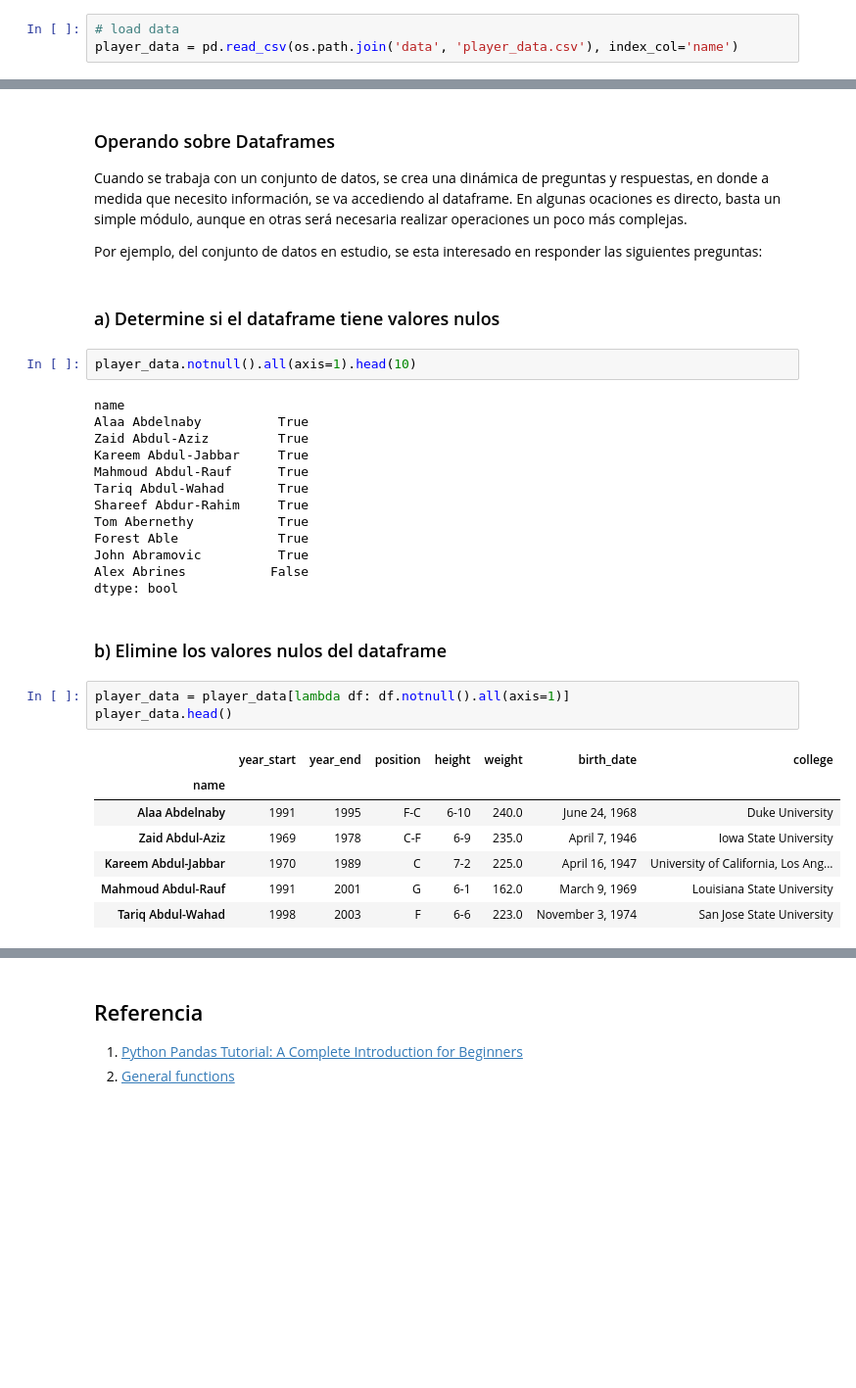
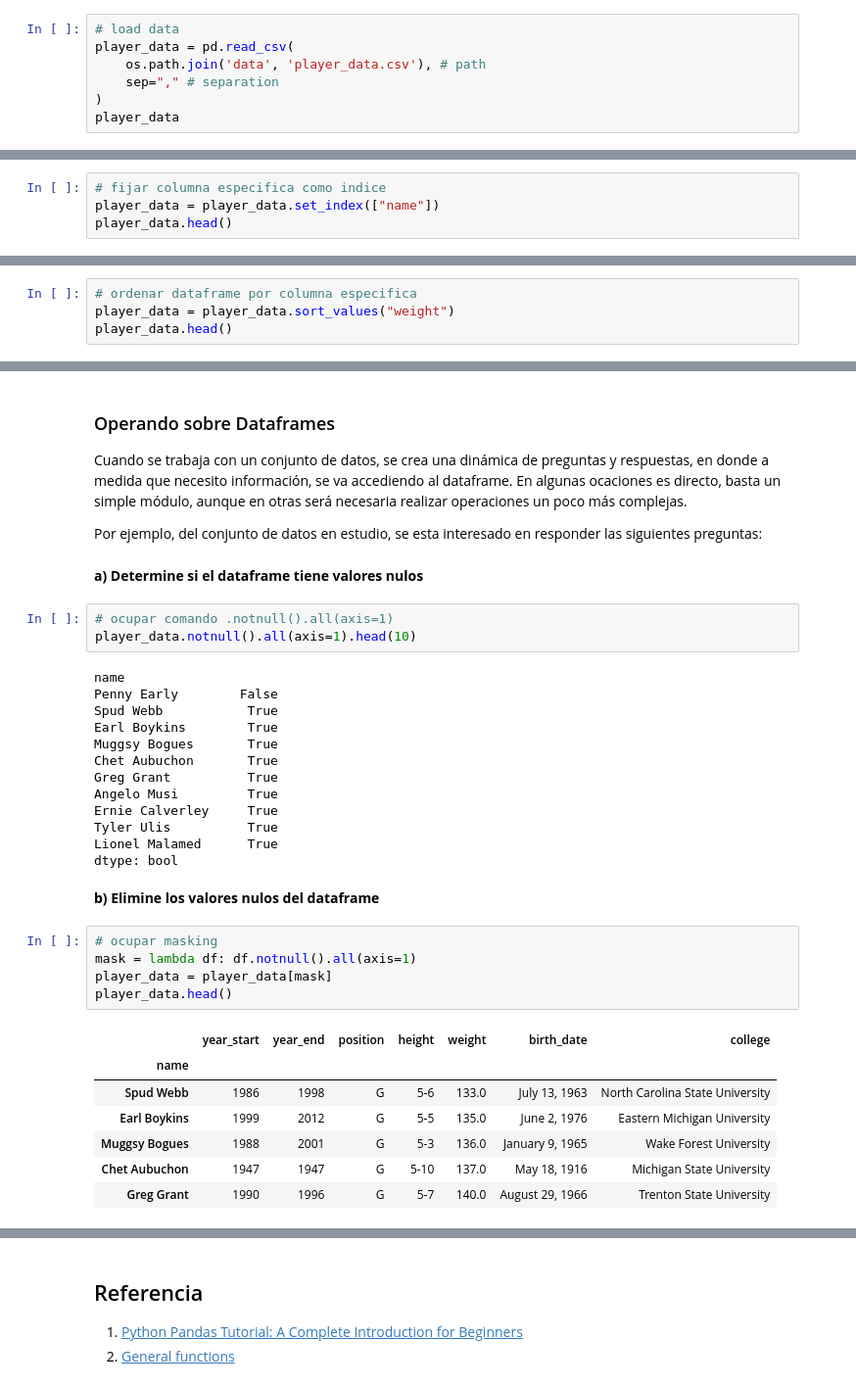
Before and after one commit to fralfaro/MAT281_2020, a Jupyter notebook: C1_data_analysis/03_pandas/03_pandas.ipynb, the cells around one changed output, grey strips where cells are left out. Shown at 98% size. Drawn from its saved outputs; the diff is of its cells as text; blank space fills up the shorter version.

```diff
--- a/C1_data_analysis/03_pandas/03_pandas.ipynb
+++ b/C1_data_analysis/03_pandas/03_pandas.ipynb
@@ -393,4 +473,8 @@ Para cada formato, existe un módulo para realizar la lectura de datos. En este
 <img src="images/nba_logo.jpg" width="360" height="240" align="center"/>
 # %%
 # load data
-player_data = pd.read_csv(os.path.join('data', 'player_data.csv'), index_col='name')
+player_data = pd.read_csv(
+    os.path.join('data', 'player_data.csv'), # path
+    sep="," # separation
+)
+player_data
@@ -471,0 +580,4 @@ Existen módulos de pandas que realizan resumen de la información que dispone e
+# %%
+# fijar columna especifica como indice
+player_data = player_data.set_index(["name"])
+player_data.head()
@@ -471,0 +592,4 @@ Existen módulos de pandas que realizan resumen de la información que dispone e
+# %%
+# ordenar dataframe por columna especifica
+player_data = player_data.sort_values("weight")
+player_data.head()
@@ -492,33 +624,36 @@ Cuando se trabaja con un conjunto de datos, se crea una dinámica de preguntas y
 
 Por ejemplo, del conjunto de datos en estudio, se esta interesado en responder las siguientes preguntas:
 # %% [markdown]
-### a) Determine si el dataframe tiene valores nulos
+**a) Determine si el dataframe tiene valores nulos**
 # %%
+# ocupar comando .notnull().all(axis=1)
 player_data.notnull().all(axis=1).head(10)
 # %% [output]
 name
-Alaa Abdelnaby          True
-Zaid Abdul-Aziz         True
-Kareem Abdul-Jabbar     True
-Mahmoud Abdul-Rauf      True
-Tariq Abdul-Wahad       True
-Shareef Abdur-Rahim     True
-Tom Abernethy           True
-Forest Able             True
-John Abramovic          True
-Alex Abrines           False
+Penny Early        False
+Spud Webb           True
+Earl Boykins        True
+Muggsy Bogues       True
+Chet Aubuchon       True
+Greg Grant          True
+Angelo Musi         True
+Ernie Calverley     True
+Tyler Ulis          True
+Lionel Malamed      True
 dtype: bool
 # %% [markdown]
-### b) Elimine los valores nulos del dataframe
+**b) Elimine los valores nulos del dataframe**
 # %%
-player_data = player_data[lambda df: df.notnull().all(axis=1)]
+# ocupar masking
+mask = lambda df: df.notnull().all(axis=1)
+player_data = player_data[mask]
 player_data.head()
 # %% [output]
 |  | year_start | year_end | position | height | weight | birth_date | college |
 | name |  |  |  |  |  |  |  |
-| Alaa Abdelnaby | 1991 | 1995 | F-C | 6-10 | 240.0 | June 24, 1968 | Duke University |
-| Zaid Abdul-Aziz | 1969 | 1978 | C-F | 6-9 | 235.0 | April 7, 1946 | Iowa State University |
-| Kareem Abdul-Jabbar | 1970 | 1989 | C | 7-2 | 225.0 | April 16, 1947 | University of California, Los Ang... |
-| Mahmoud Abdul-Rauf | 1991 | 2001 | G | 6-1 | 162.0 | March 9, 1969 | Louisiana State University |
-| Tariq Abdul-Wahad | 1998 | 2003 | F | 6-6 | 223.0 | November 3, 1974 | San Jose State University |
+| Spud Webb | 1986 | 1998 | G | 5-6 | 133.0 | July 13, 1963 | North Carolina State University |
+| Earl Boykins | 1999 | 2012 | G | 5-5 | 135.0 | June 2, 1976 | Eastern Michigan University |
+| Muggsy Bogues | 1988 | 2001 | G | 5-3 | 136.0 | January 9, 1965 | Wake Forest University |
+| Chet Aubuchon | 1947 | 1947 | G | 5-10 | 137.0 | May 18, 1916 | Michigan State University |
+| Greg Grant | 1990 | 1996 | G | 5-7 | 140.0 | August 29, 1966 | Trenton State University |
 # %% [markdown]
```
Also changed, not shown: parts of 57 cells of this notebook, 1 other file.
